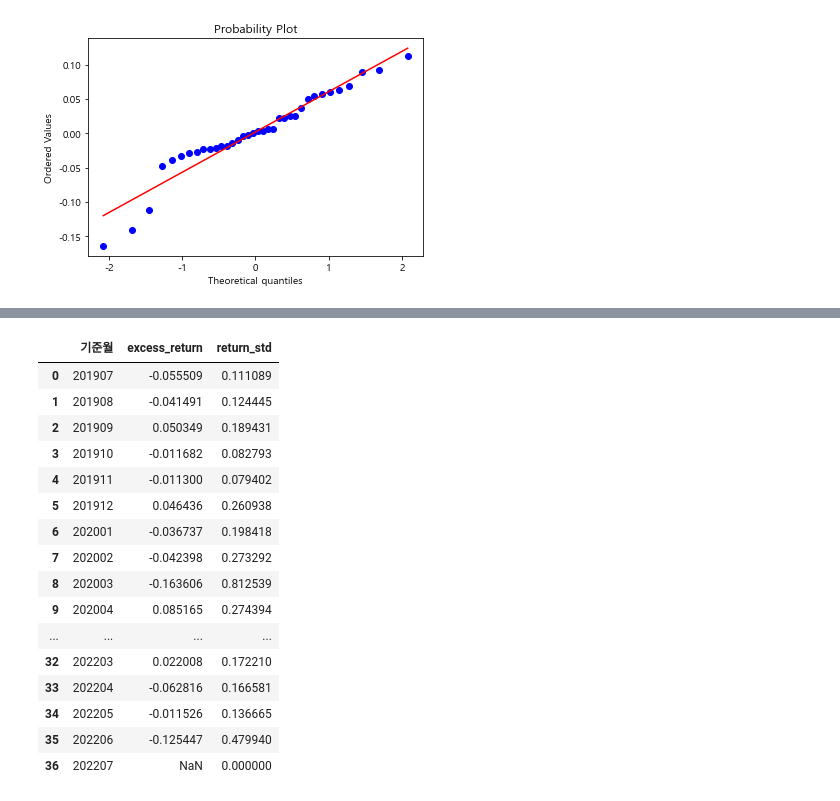
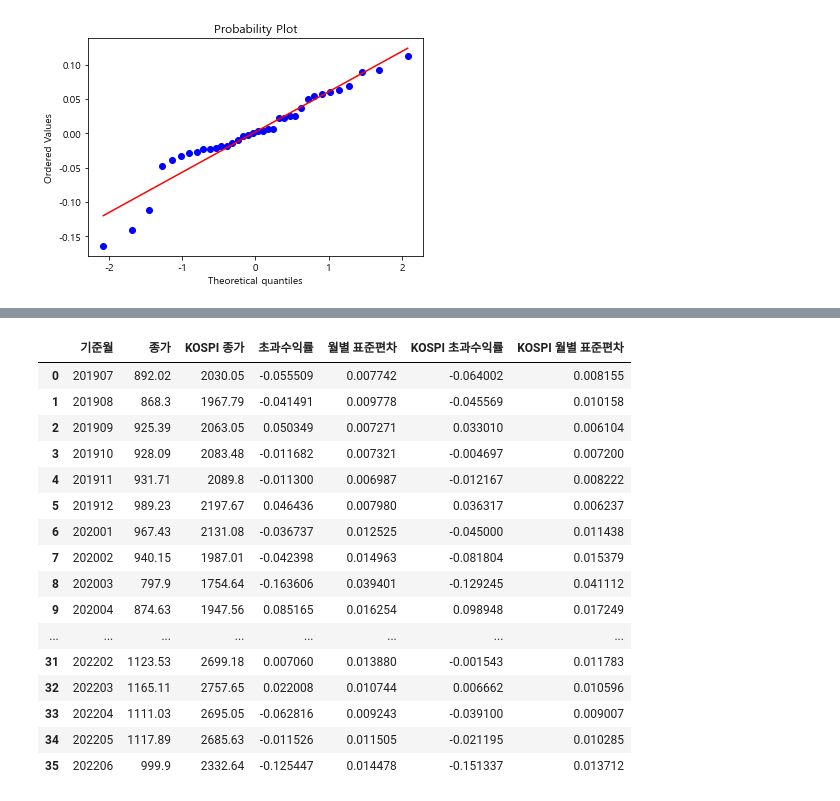
Before and after one commit to jkim0313/Hackathon_Whale, a Jupyter notebook: fund_preprocessing.ipynb, the cells around one changed output, grey strips where cells are left out. Cells and saved outputs as stored; diff of their text form; code cells hidden in the pictures.

```diff
--- a/fund_preprocessing.ipynb
+++ b/fund_preprocessing.ipynb
@@ -293,7 +373,0 @@ dtype: object
-# %%
-# 기준일자에서 월까지만 추출해서 기준월 컬럼 생성
-fund_cd_df["기준월"] = fund_cd_df["기준일자"].astype(str).str[:7]
-# %%
-# 컬럼 순서 재정렬
-fund_cd_df = fund_cd_df[["기준일자", "기준가격", "KOSPI", "기준월", "월별수익률", "KOSPI 월별수익률", "CD금리"]]
-fund_cd_df.head()
@@ -307,5 +374,6 @@ fund_cd_df.head()
 # %%
 fund_cd_df["CD금리"] = fund_cd_df["CD금리"]/100
 # %%
+fund_cd_df.dropna(inplace=True)
 fund_cd_df.head()
 # %% [output]
@@ -394,26 +467,36 @@ return_std = (fund_cd_df["수익률 표준편차"])
+# %%
+# 초과수익률 계산
+excess_return = fund_cd_df["월별수익률"]-fund_cd_df["CD금리"]
+kospi_excess_return = fund_cd_df["KOSPI 월별수익률"]-fund_cd_df["CD금리"]
+return_std = fund_cd_df["월별 표준편차"]
+kospi_return_std = fund_cd_df["KOSPI 월별 표준편차"]
 # %%
 sharpe_df = pd.DataFrame()
-sharpe_df["기준월"] = df["기준월"]
-sharpe_df["excess_return"] = excess_return
-sharpe_df["return_std"] = return_std/100
+sharpe_df["기준월"] = fund_cd_df["기준월"]
+sharpe_df["종가"] = fund_cd_df["기준가격"]
+sharpe_df["KOSPI 종가"] = fund_cd_df["KOSPI"]
+sharpe_df["초과수익률"] = excess_return
+sharpe_df["월별 표준편차"] = return_std
+sharpe_df["KOSPI 초과수익률"] = kospi_excess_return
+sharpe_df["KOSPI 월별 표준편차"] = kospi_return_std
 sharpe_df
 # %% [output]
-|  | 기준월 | excess_return | return_std |
-| 0 | 201907 | -0.055509 | 0.111089 |
-| 1 | 201908 | -0.041491 | 0.124445 |
-| 2 | 201909 | 0.050349 | 0.189431 |
-| 3 | 201910 | -0.011682 | 0.082793 |
-| 4 | 201911 | -0.011300 | 0.079402 |
-| 5 | 201912 | 0.046436 | 0.260938 |
-| 6 | 202001 | -0.036737 | 0.198418 |
-| 7 | 202002 | -0.042398 | 0.273292 |
-| 8 | 202003 | -0.163606 | 0.812539 |
-| 9 | 202004 | 0.085165 | 0.274394 |
-| ... | ... | ... | ... |
-| 32 | 202203 | 0.022008 | 0.172210 |
-| 33 | 202204 | -0.062816 | 0.166581 |
-| 34 | 202205 | -0.011526 | 0.136665 |
-| 35 | 202206 | -0.125447 | 0.479940 |
-| 36 | 202207 | NaN | 0.000000 |
+|  | 기준월 | 종가 | KOSPI 종가 | 초과수익률 | 월별 표준편차 | KOSPI 초과수익률 | KOSPI 월별 표준편차 |
+| 0 | 201907 | 892.02 | 2030.05 | -0.055509 | 0.007742 | -0.064002 | 0.008155 |
+| 1 | 201908 | 868.3 | 1967.79 | -0.041491 | 0.009778 | -0.045569 | 0.010158 |
+| 2 | 201909 | 925.39 | 2063.05 | 0.050349 | 0.007271 | 0.033010 | 0.006104 |
+| 3 | 201910 | 928.09 | 2083.48 | -0.011682 | 0.007321 | -0.004697 | 0.007200 |
+| 4 | 201911 | 931.71 | 2089.8 | -0.011300 | 0.006987 | -0.012167 | 0.008222 |
+| 5 | 201912 | 989.23 | 2197.67 | 0.046436 | 0.007980 | 0.036317 | 0.006237 |
+| 6 | 202001 | 967.43 | 2131.08 | -0.036737 | 0.012525 | -0.045000 | 0.011438 |
+| 7 | 202002 | 940.15 | 1987.01 | -0.042398 | 0.014963 | -0.081804 | 0.015379 |
+| 8 | 202003 | 797.9 | 1754.64 | -0.163606 | 0.039401 | -0.129245 | 0.041112 |
+| 9 | 202004 | 874.63 | 1947.56 | 0.085165 | 0.016254 | 0.098948 | 0.017249 |
+| ... | ... | ... | ... | ... | ... | ... | ... |
+| 31 | 202202 | 1123.53 | 2699.18 | 0.007060 | 0.013880 | -0.001543 | 0.011783 |
+| 32 | 202203 | 1165.11 | 2757.65 | 0.022008 | 0.010744 | 0.006662 | 0.010596 |
+| 33 | 202204 | 1111.03 | 2695.05 | -0.062816 | 0.009243 | -0.039100 | 0.009007 |
+| 34 | 202205 | 1117.89 | 2685.63 | -0.011526 | 0.011505 | -0.021195 | 0.010285 |
+| 35 | 202206 | 999.9 | 2332.64 | -0.125447 | 0.014478 | -0.151337 | 0.013712 |
 # %%
 sharpe_df["샤프지수"] = ""
```
Also changed, not shown: parts of 40 cells of this notebook, 2 other files.
